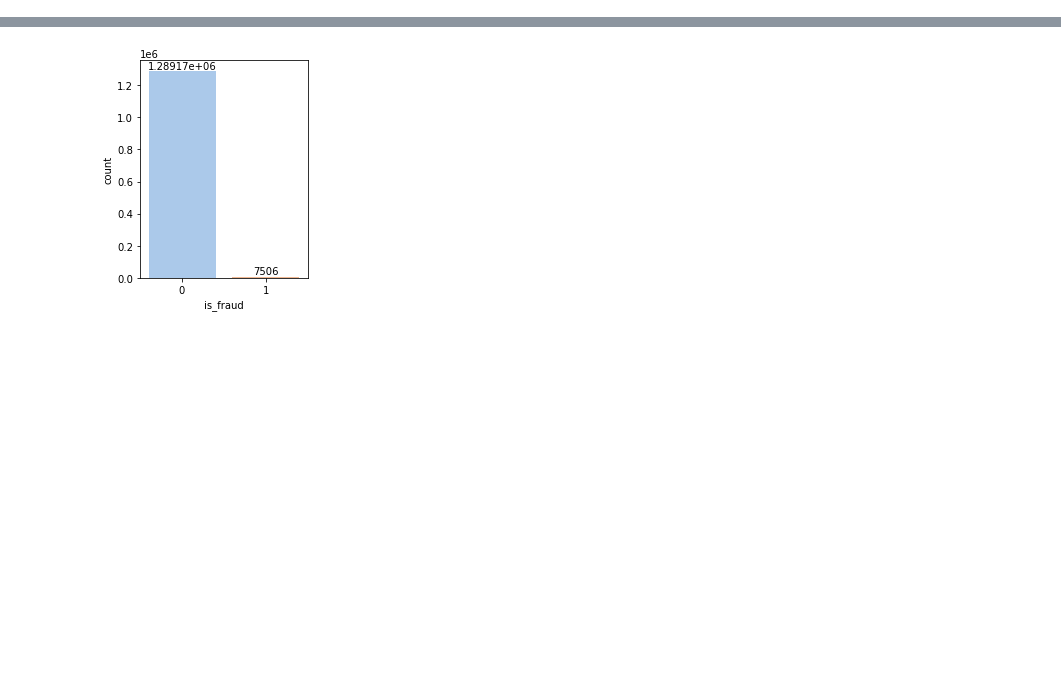
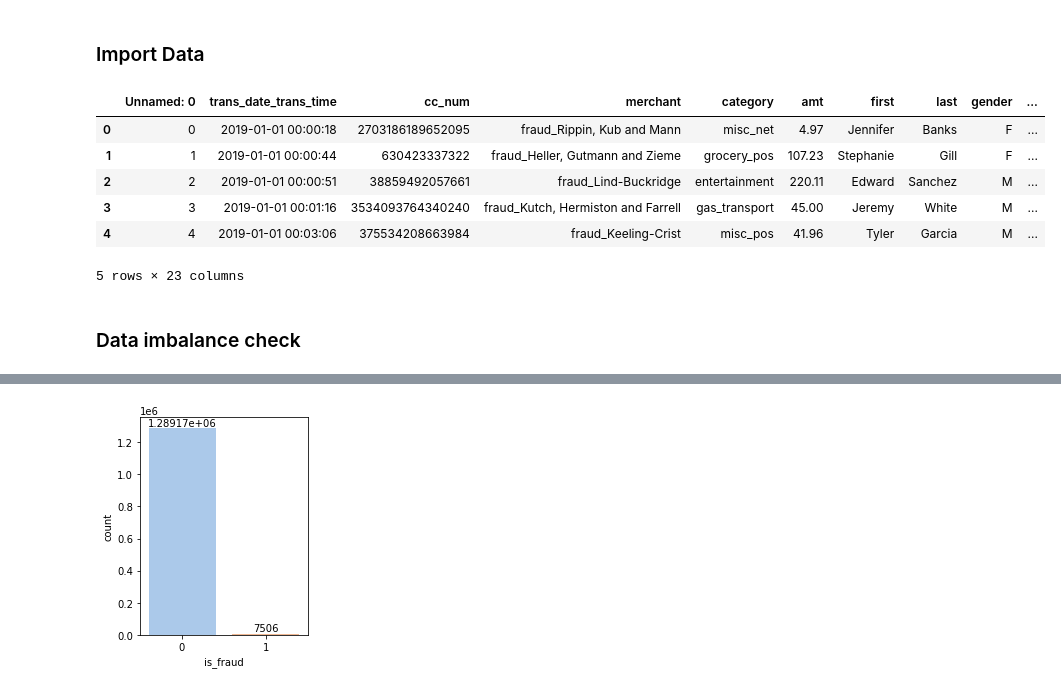
Before and after one commit to VenkataSaiRahulSunkari/CS634-Project, a Jupyter notebook: mainExample.ipynb, the cells around one changed output, grey strips where cells are left out. Drawn from its saved outputs; the diff is of its cells as text; code cells hidden in the pictures; blank space fills up the shorter version.

```diff
--- a/mainExample.ipynb
+++ b/mainExample.ipynb
@@ -10,8 +12,27 @@ from sklearn.model_selection import cross_val_score
 
 from sklearn import metrics
 from collections import Counter
-# %%
-train_df = pd.read_csv('./fraudTrain.csv')
+# %% [markdown]
+### Import Data
+# %%
+try:
+    train_df = pd.read_csv('/kaggle/input/fraud-detection/fraudTrain.csv')
+    test_df = pd.read_csv('/kaggle/input/fraud-detection/fraudTest.csv')
+except:
+    train_df = pd.read_csv('fraudTrain.csv')
+    test_df = pd.read_csv('fraudTest.csv')
+# %%
+train_df.head()
+# %% [output]
+|  | Unnamed: 0 | trans_date_trans_time | cc_num | merchant | category | amt | first | last | gender | ... |
+| 0 | 0 | 2019-01-01 00:00:18 | 2703186189652095 | fraud_Rippin, Kub and Mann | misc_net | 4.97 | Jennifer | Banks | F | ... |
+| 1 | 1 | 2019-01-01 00:00:44 | 630423337322 | fraud_Heller, Gutmann and Zieme | grocery_pos | 107.23 | Stephanie | Gill | F | ... |
+| 2 | 2 | 2019-01-01 00:00:51 | 38859492057661 | fraud_Lind-Buckridge | entertainment | 220.11 | Edward | Sanchez | M | ... |
+| 3 | 3 | 2019-01-01 00:01:16 | 3534093764340240 | fraud_Kutch, Hermiston and Farrell | gas_transport | 45.00 | Jeremy | White | M | ... |
+| 4 | 4 | 2019-01-01 00:03:06 | 375534208663984 | fraud_Keeling-Crist | misc_pos | 41.96 | Tyler | Garcia | M | ... |
+5 rows × 23 columns
+# %% [markdown]
+### Data imbalance check
 # %%
 fig = px.pie(values=train_df['is_fraud'].value_counts(), names=["Genuine","Fraud"] , width=700, height=400, color_discrete_sequence=["skyblue","black"]
              ,title="Fraud vs Genuine transactions")
```
Also changed, not shown: parts of 33 cells of this notebook, 2 other files.
